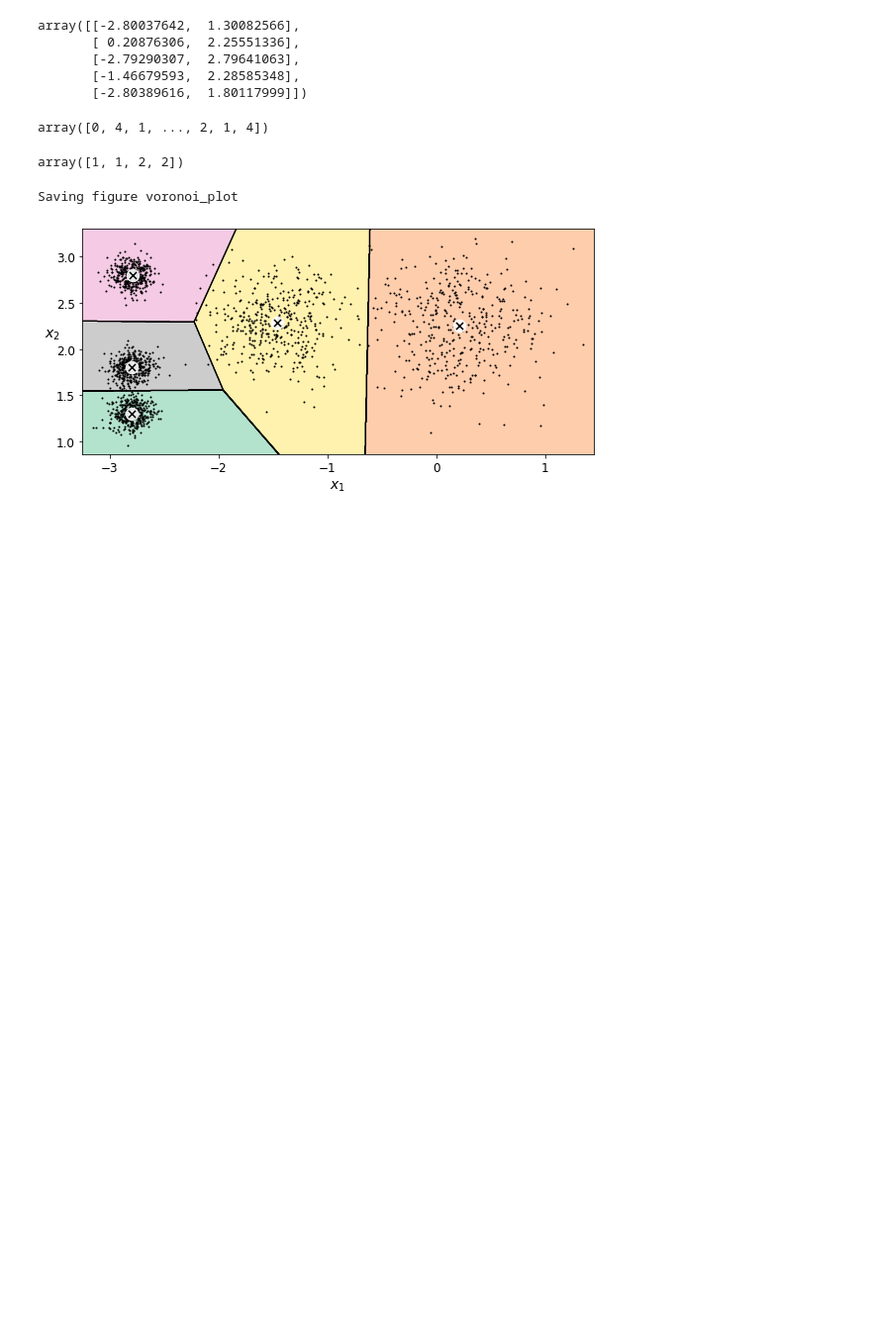
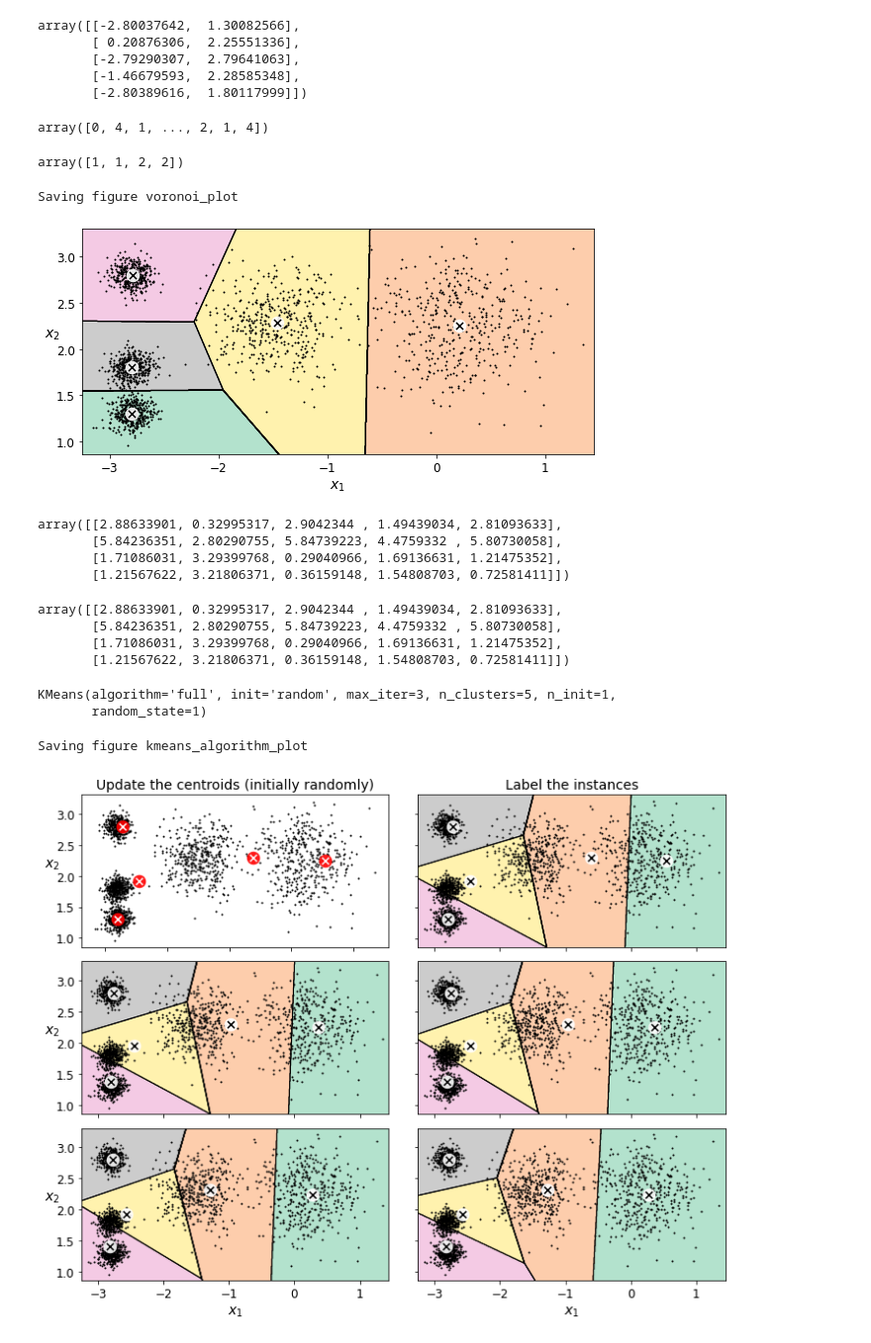
Before and after one commit to rahul263-stack/Hands-on-machine-learning, a Jupyter notebook: UnsupervisedLearningTechniques.ipynb, the cells around one changed output. Shown: that part at 99% size. Cells and saved outputs as stored; diff of their text form; code cells hidden in the pictures; blank space fills up the shorter version.

```diff
--- a/UnsupervisedLearningTechniques.ipynb
+++ b/UnsupervisedLearningTechniques.ipynb
@@ -182,3 +182,63 @@ plt.show()
 # %% [output]
 Saving figure voronoi_plot
 [figure]
+# %%
+kmeans.transform(X_new)
+# %% [output]
+array([[2.88633901, 0.32995317, 2.9042344 , 1.49439034, 2.81093633],
+       [5.84236351, 2.80290755, 5.84739223, 4.4759332 , 5.80730058],
+       [1.71086031, 3.29399768, 0.29040966, 1.69136631, 1.21475352],
+       [1.21567622, 3.21806371, 0.36159148, 1.54808703, 0.72581411]])
+# %%
+np.linalg.norm(np.tile(X_new, (1, k)).reshape(-1, k, 2) - kmeans.cluster_centers_, axis=2)
+# %% [output]
+array([[2.88633901, 0.32995317, 2.9042344 , 1.49439034, 2.81093633],
+       [5.84236351, 2.80290755, 5.84739223, 4.4759332 , 5.80730058],
+       [1.71086031, 3.29399768, 0.29040966, 1.69136631, 1.21475352],
+       [1.21567622, 3.21806371, 0.36159148, 1.54808703, 0.72581411]])
+# %%
+kmeans_iter1 = KMeans(n_clusters=5, init="random", n_init=1,
+                     algorithm="full", max_iter=1, random_state=1)
+kmeans_iter2 = KMeans(n_clusters=5, init="random", n_init=1,
+                     algorithm="full", max_iter=2, random_state=1)
+kmeans_iter3 = KMeans(n_clusters=5, init="random", n_init=1,
+                     algorithm="full", max_iter=3, random_state=1)
+kmeans_iter1.fit(X)
+kmeans_iter2.fit(X)
+kmeans_iter3.fit(X)
+# %% [output]
+KMeans(algorithm='full', init='random', max_iter=3, n_clusters=5, n_init=1,
+       random_state=1)
+# %%
+plt.figure(figsize=(10, 8))
+
+plt.subplot(321)
+plot_data(X)
+plot_centroids(kmeans_iter1.cluster_centers_, circle_color='r', cross_color='w')
+plt.ylabel("$x_2$", fontsize=14, rotation=0)
+plt.tick_params(labelbottom=False)
+plt.title("Update the centroids (initially randomly)", fontsize=14)
+
+plt.subplot(322)
+plot_decision_boundaries(kmeans_iter1, X, show_xlabels=False, show_ylabels=False)
+plt.title("Label the instances", fontsize=14)
+
+plt.subplot(323)
+plot_decision_boundaries(kmeans_iter1, X, show_centroids=False, show_xlabels=False)
+plot_centroids(kmeans_iter2.cluster_centers_)
+
+plt.subplot(324)
+plot_decision_boundaries(kmeans_iter2, X, show_xlabels=False, show_ylabels=False)
+
+plt.subplot(325)
+plot_decision_boundaries(kmeans_iter2, X, show_centroids=False)
+plot_centroids(kmeans_iter3.cluster_centers_)
+
+plt.subplot(326)
+plot_decision_boundaries(kmeans_iter3, X, show_ylabels=False)
+
+save_fig("kmeans_algorithm_plot")
+plt.show()
+# %% [output]
+Saving figure kmeans_algorithm_plot
+[figure, added]
```
